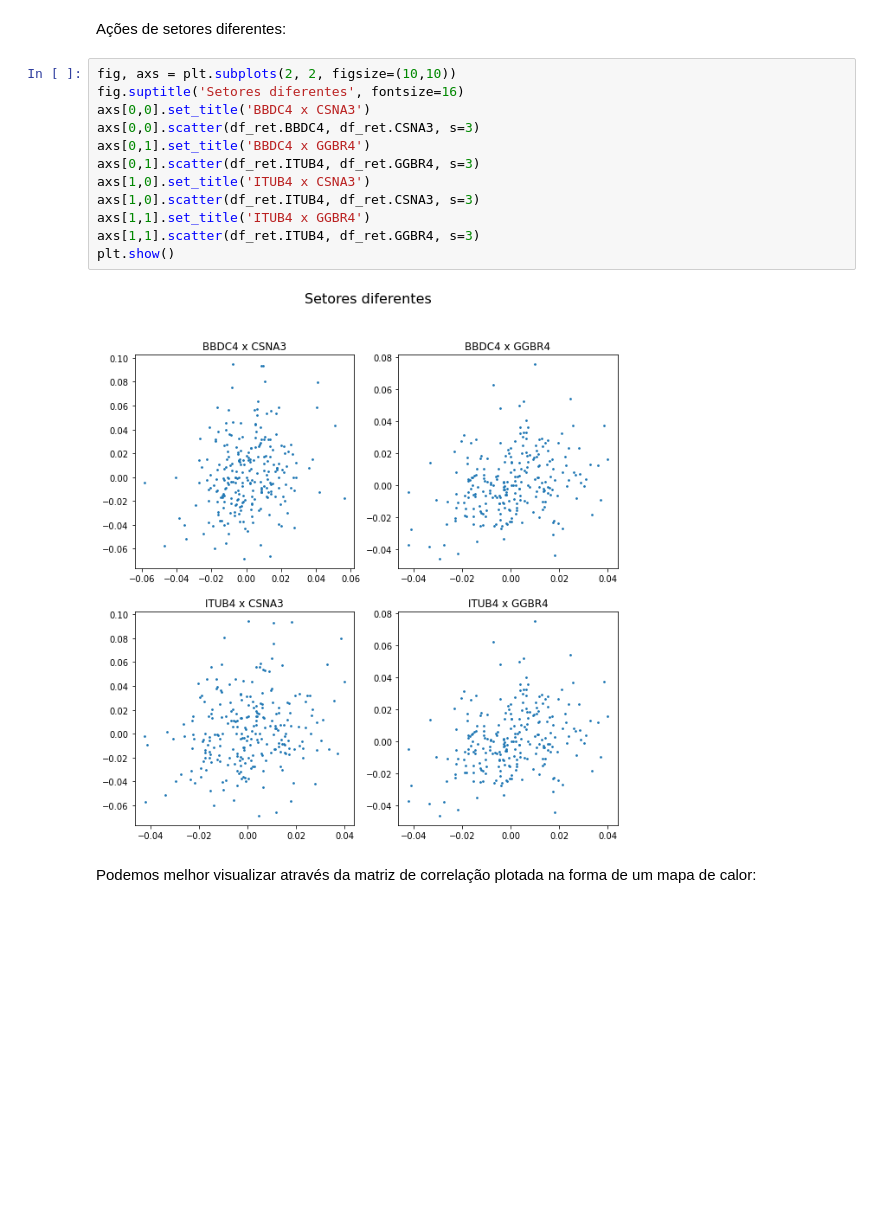
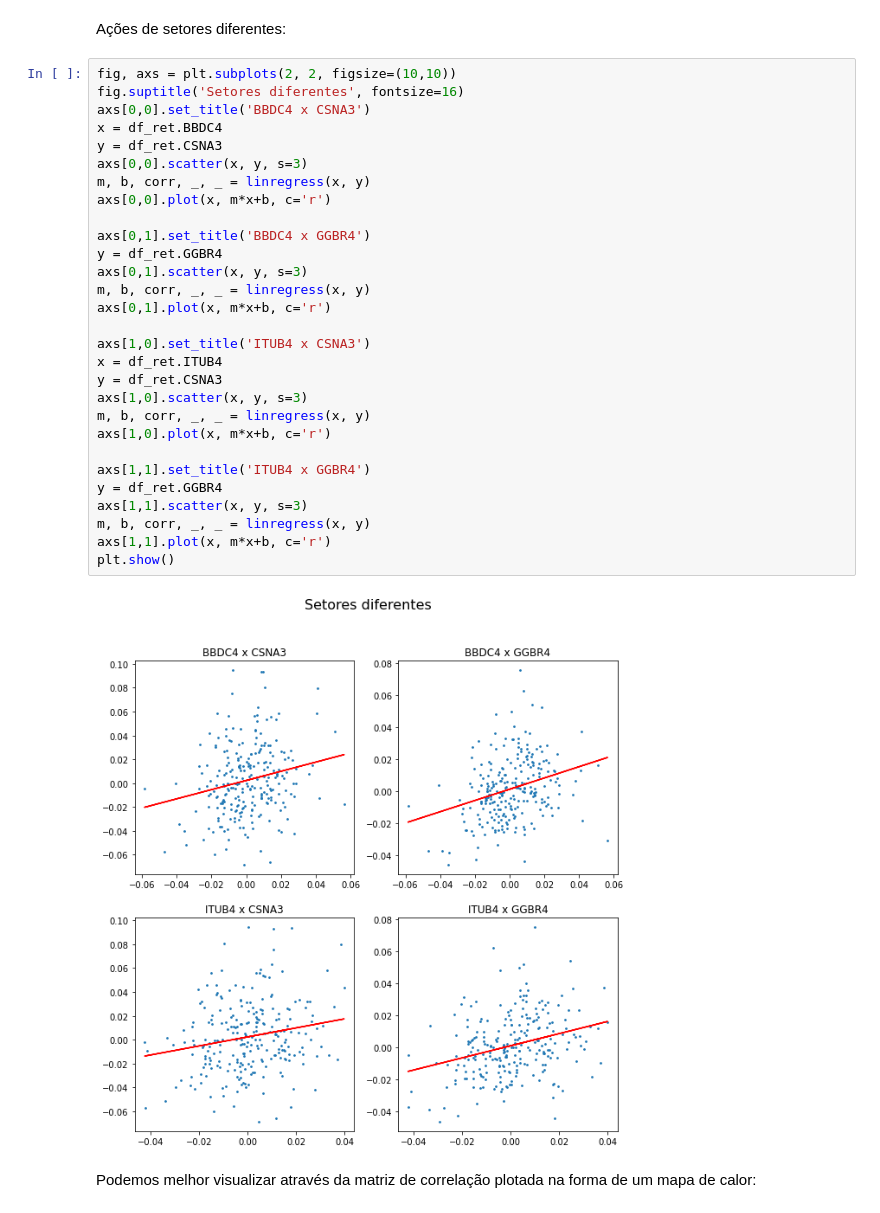
Before and after one commit to cleitonmoya/MAE001_Trabalho2, a Jupyter notebook: Trabalho2.ipynb, the cells around one changed output. Saved outputs shown, nothing was run; the diff lists cells and outputs as text; blank space fills up the shorter version.

```diff
--- a/Trabalho2.ipynb
+++ b/Trabalho2.ipynb
@@ -142,17 +141,34 @@ Ações de setores diferentes:
 # %%
 fig, axs = plt.subplots(2, 2, figsize=(10,10))
 fig.suptitle('Setores diferentes', fontsize=16)
 axs[0,0].set_title('BBDC4 x CSNA3')
-axs[0,0].scatter(df_ret.BBDC4, df_ret.CSNA3, s=3)
+x = df_ret.BBDC4
+y = df_ret.CSNA3
+axs[0,0].scatter(x, y, s=3)
+m, b, corr, _, _ = linregress(x, y)
+axs[0,0].plot(x, m*x+b, c='r')
+
 axs[0,1].set_title('BBDC4 x GGBR4')
-axs[0,1].scatter(df_ret.ITUB4, df_ret.GGBR4, s=3)
+y = df_ret.GGBR4
+axs[0,1].scatter(x, y, s=3)
+m, b, corr, _, _ = linregress(x, y)
+axs[0,1].plot(x, m*x+b, c='r')
+
 axs[1,0].set_title('ITUB4 x CSNA3')
-axs[1,0].scatter(df_ret.ITUB4, df_ret.CSNA3, s=3)
+x = df_ret.ITUB4
+y = df_ret.CSNA3
+axs[1,0].scatter(x, y, s=3)
+m, b, corr, _, _ = linregress(x, y)
+axs[1,0].plot(x, m*x+b, c='r')
+
 axs[1,1].set_title('ITUB4 x GGBR4')
-axs[1,1].scatter(df_ret.ITUB4, df_ret.GGBR4, s=3)
+y = df_ret.GGBR4
+axs[1,1].scatter(x, y, s=3)
+m, b, corr, _, _ = linregress(x, y)
+axs[1,1].plot(x, m*x+b, c='r')
 plt.show()
 # %% [output]
-[figure, old version]
+[figure, new version]
 # %% [markdown]
 Podemos melhor visualizar através da matriz de correlação plotada na forma de um mapa de calor:
 # %%
```
Also changed, not shown: parts of 27 cells of this notebook.
